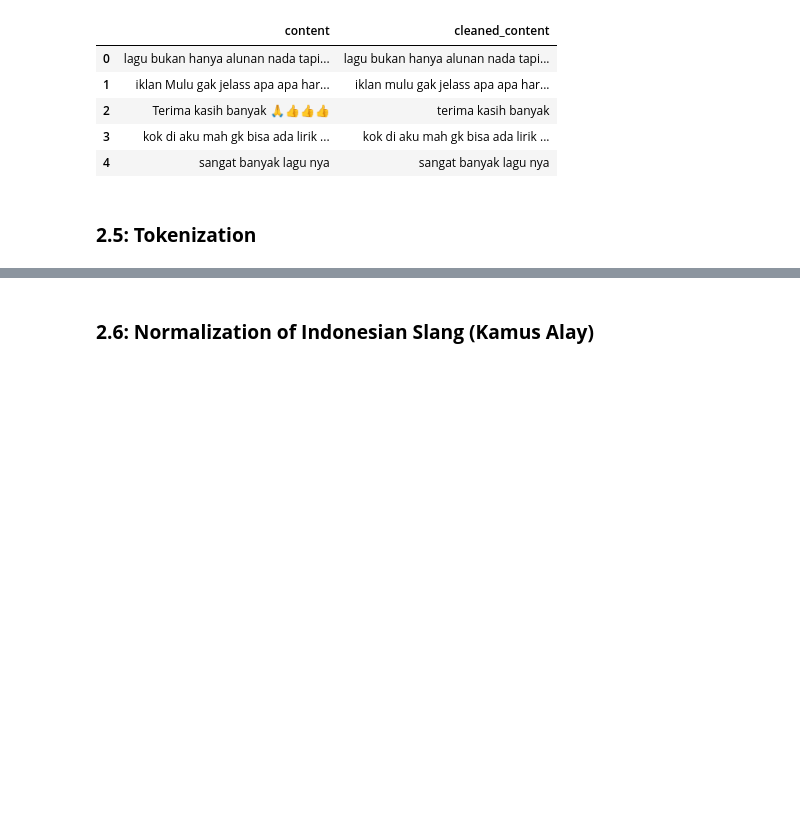
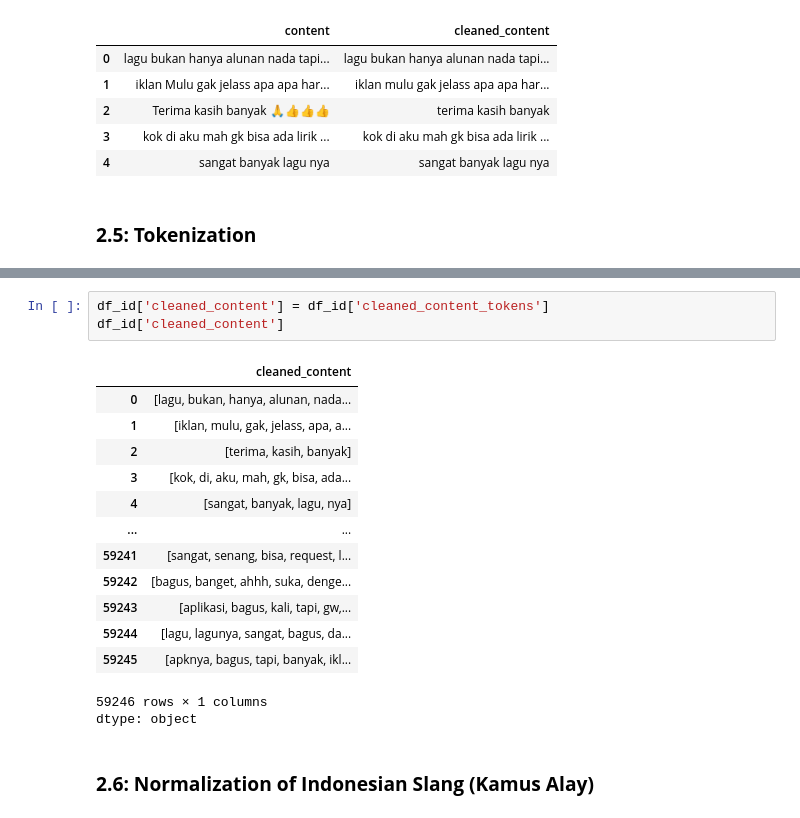
Before and after one commit to notnsas/data-science-capstone-project-college, a Jupyter notebook: notebooks/04_programmatic_labeling_bilingual.ipynb, the cells around one changed output, grey strips where cells are left out. Cells and saved outputs as stored; diff of their text form; blank space fills up the shorter version.

```diff
--- a/notebooks/04_programmatic_labeling_bilingual.ipynb
+++ b/notebooks/04_programmatic_labeling_bilingual.ipynb
@@ -209,3 +217,21 @@ display(df_id[['content', 'cleaned_content', 'cleaned_content_tokens']].head())
+# %%
+df_id['cleaned_content'] = df_id['cleaned_content_tokens']
+df_id['cleaned_content']
+# %% [output]
+|  | cleaned_content |
+| 0 | [lagu, bukan, hanya, alunan, nada... |
+| 1 | [iklan, mulu, gak, jelass, apa, a... |
+| 2 | [terima, kasih, banyak] |
+| 3 | [kok, di, aku, mah, gk, bisa, ada... |
+| 4 | [sangat, banyak, lagu, nya] |
+| ... | ... |
+| 59241 | [sangat, senang, bisa, request, l... |
+| 59242 | [bagus, banget, ahhh, suka, denge... |
+| 59243 | [aplikasi, bagus, kali, tapi, gw,... |
+| 59244 | [lagu, lagunya, sangat, bagus, da... |
+| 59245 | [apknya, bagus, tapi, banyak, ikl... |
+59246 rows × 1 columns
+dtype: object
 # %% [markdown]
 ### **2.6: Normalization of Indonesian Slang (Kamus Alay)**
 # %%
```
Also changed, not shown: parts of 2 cells of this notebook.
